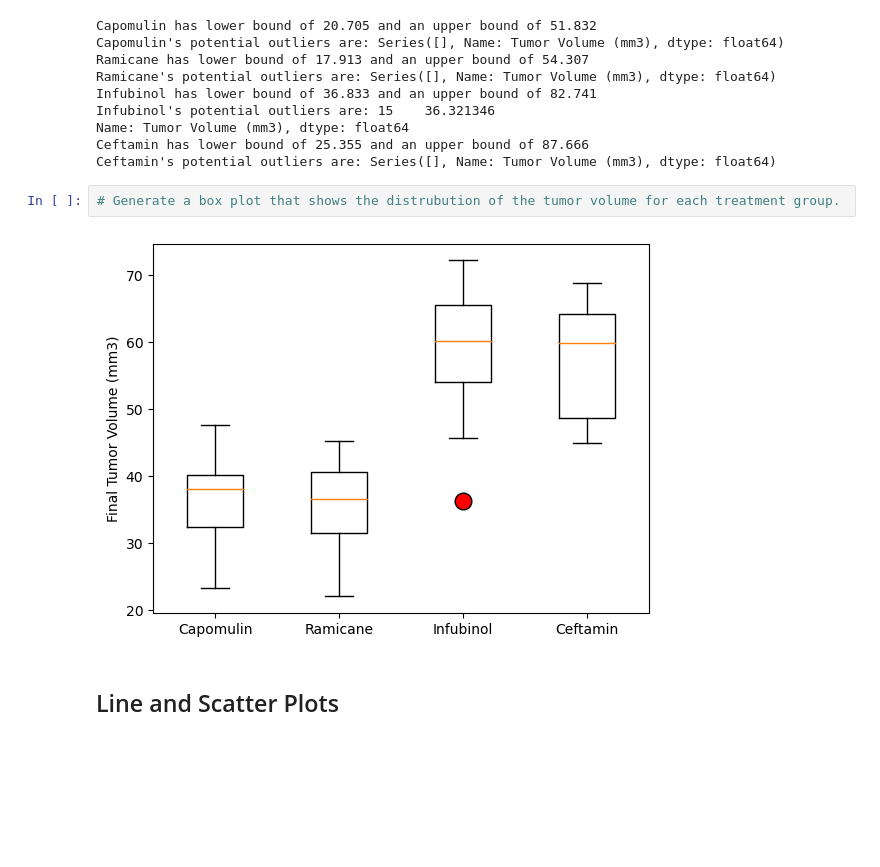
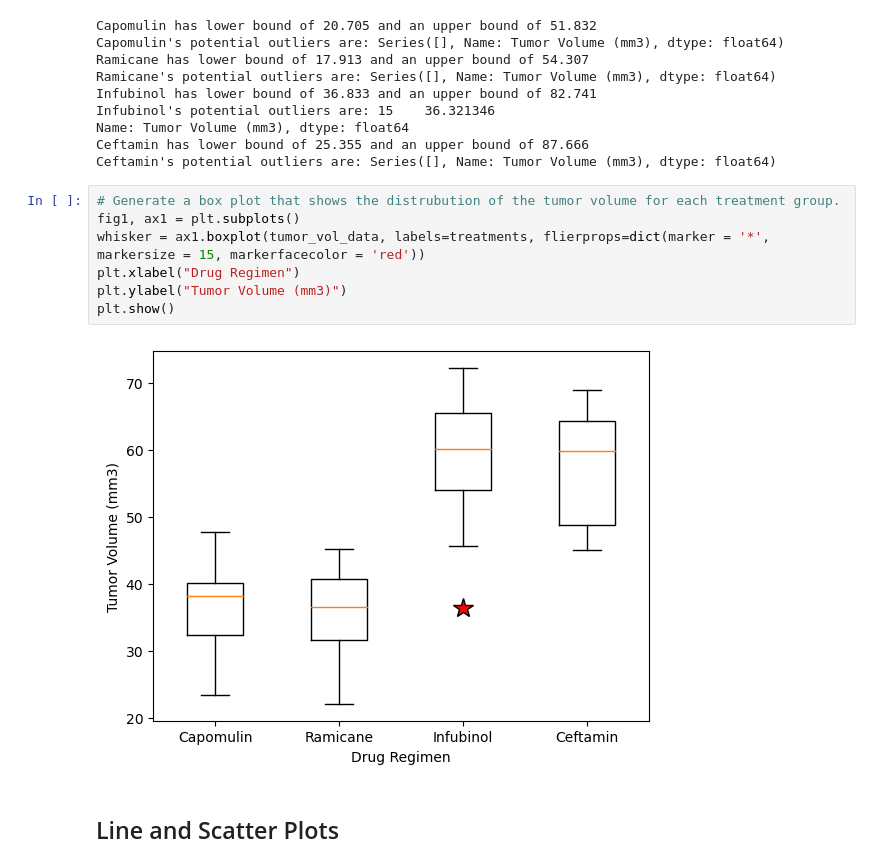
Before and after one commit to matthewjgarcia/Data_Visualization, a Jupyter notebook: pymaceuticals_starter.ipynb, the cells around one changed output. Cells and saved outputs as stored; diff of their text form; blank space fills up the shorter version.

```diff
--- a/pymaceuticals_starter.ipynb
+++ b/pymaceuticals_starter.ipynb
@@ -253,7 +260,12 @@ Ceftamin has lower bound of 25.355 and an upper bound of 87.666
 Ceftamin's potential outliers are: Series([], Name: Tumor Volume (mm3), dtype: float64)
 # %%
 # Generate a box plot that shows the distrubution of the tumor volume for each treatment group.
+fig1, ax1 = plt.subplots()
+whisker = ax1.boxplot(tumor_vol_data, labels=treatments, flierprops=dict(marker = '*', markersize = 15, markerfacecolor = 'red'))
+plt.xlabel("Drug Regimen")
+plt.ylabel("Tumor Volume (mm3)")
+plt.show()
 # %% [output]
-[figure, old version]
+[figure, new version]
 # %% [markdown]
 ## Line and Scatter Plots
```
Also changed, not shown: parts of 3 cells of this notebook.
